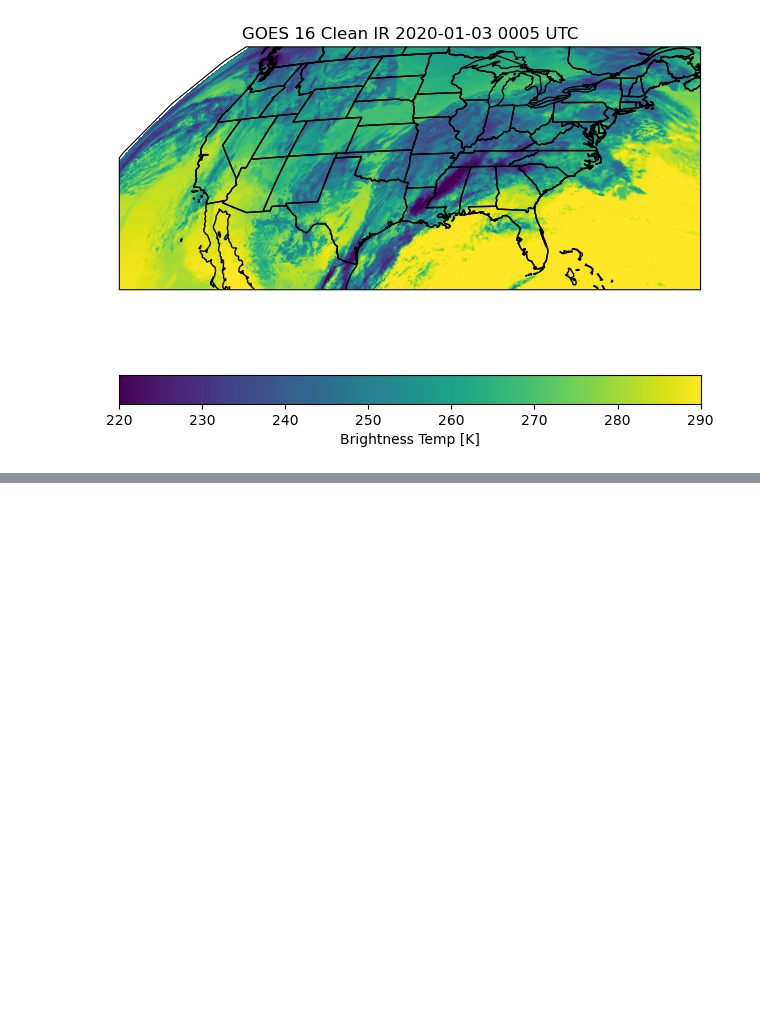
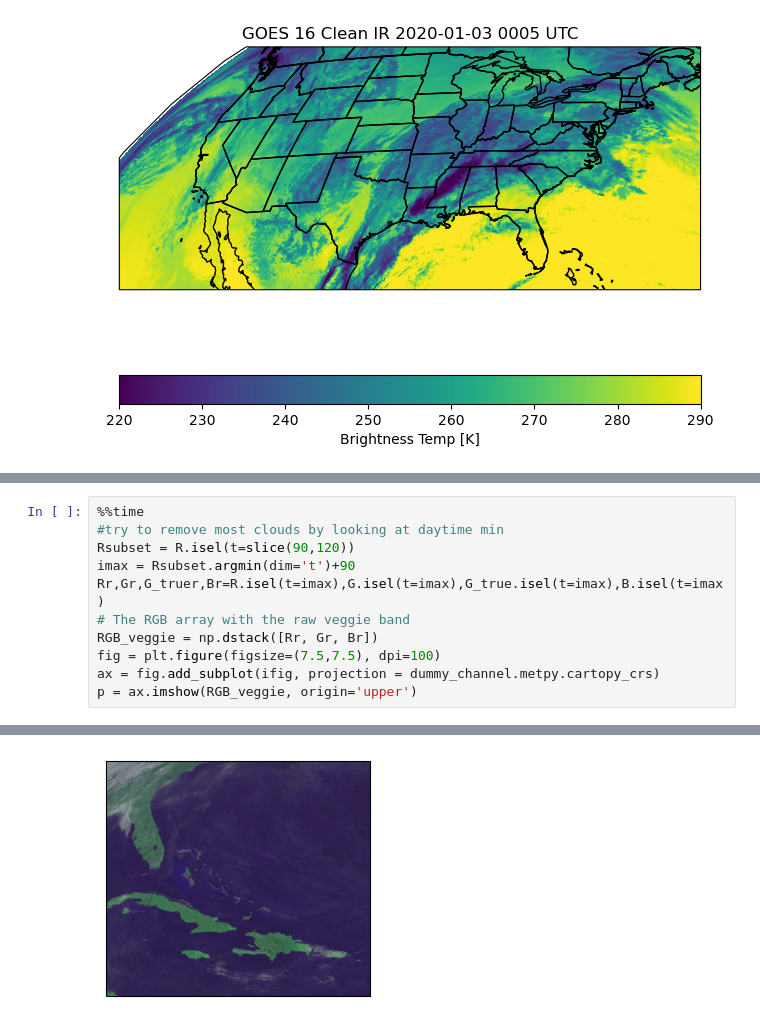
Before and after one commit to lsterzinger/cloud-optimized-satellite-data-tests, a Jupyter notebook: goes-16/netcdf/netcdf.ipynb, the cells around one changed output, grey strips where cells are left out. Saved outputs shown, nothing was run; the diff lists cells and outputs as text; blank space fills up the shorter version.

```diff
--- a/goes-16/netcdf/netcdf.ipynb
+++ b/goes-16/netcdf/netcdf.ipynb
@@ -220,0 +305,12 @@ Wall time: 768 µs
+# %%
+%%time
+#try to remove most clouds by looking at daytime min
+Rsubset = R.isel(t=slice(90,120))
+imax = Rsubset.argmin(dim='t')+90
+Rr,Gr,G_truer,Br=R.isel(t=imax),G.isel(t=imax),G_true.isel(t=imax),B.isel(t=imax)
+# The RGB array with the raw veggie band
+RGB_veggie = np.dstack([Rr, Gr, Br])
+fig = plt.figure(figsize=(7.5,7.5), dpi=100)
+ax = fig.add_subplot(ifig, projection = dummy_channel.metpy.cartopy_crs)
+p = ax.imshow(RGB_veggie, origin='upper')
+# %% [output]
@@ -220,0 +319 @@ Wall time: 768 µs
+[figure, added]
```
Also changed, not shown: parts of 11 cells of this notebook.
